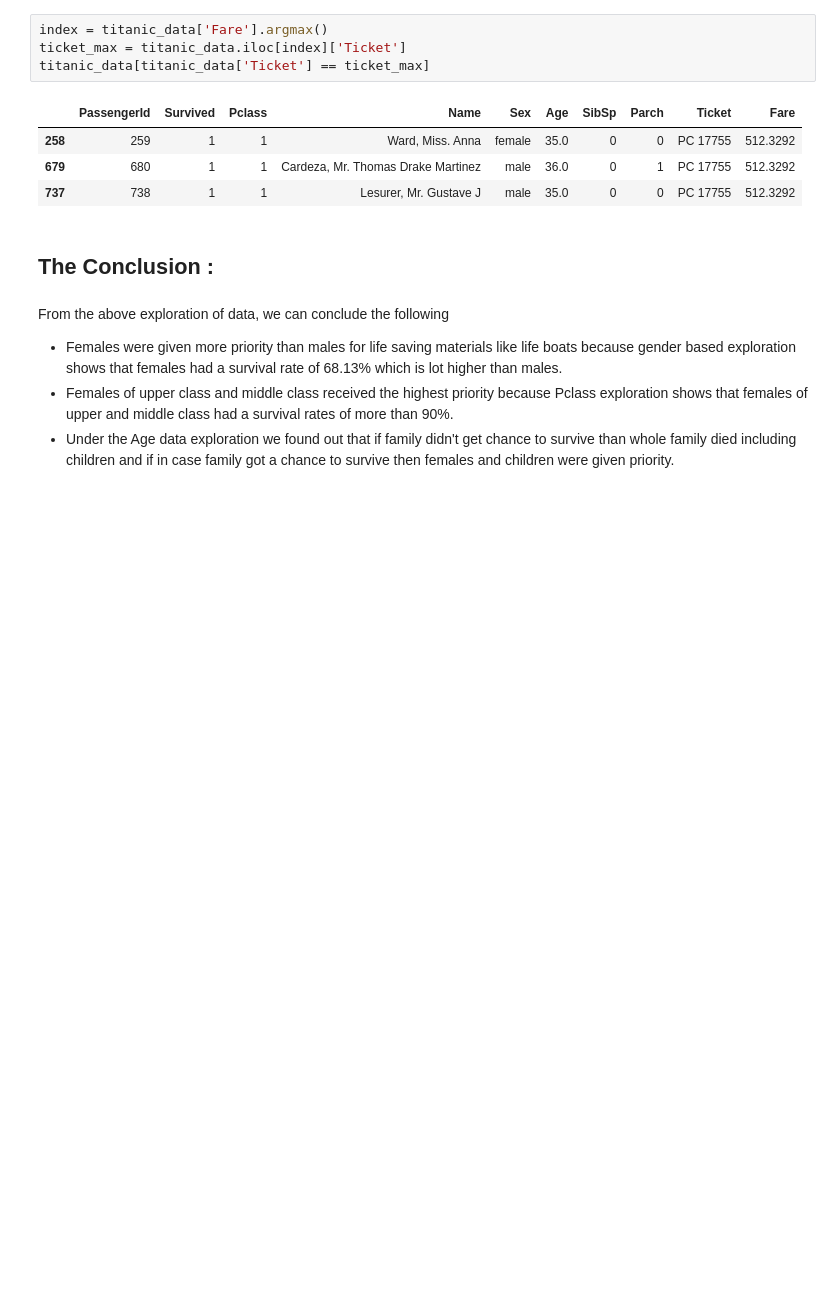
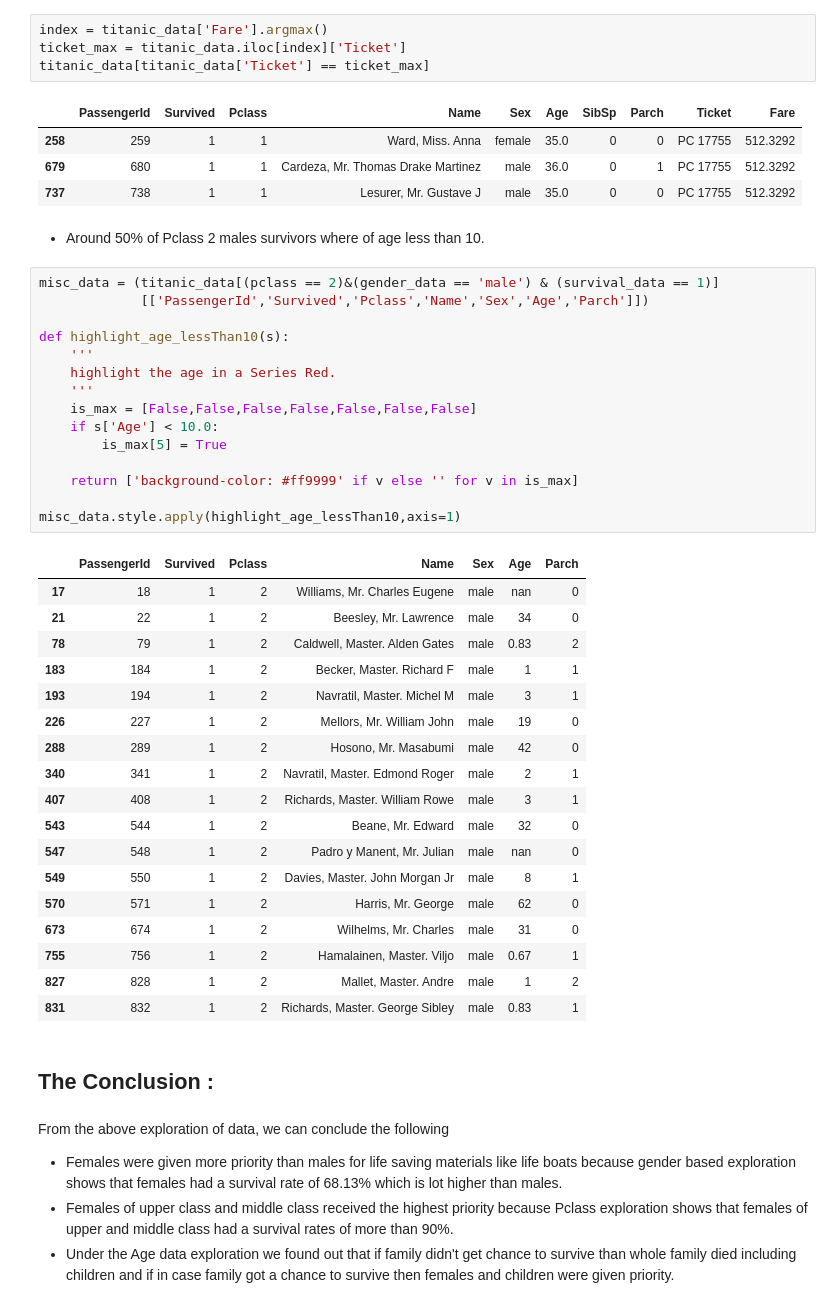
Before and after one commit to chaitanya6761/Udacity-Data-Analyst-Nano-Degree, a Jupyter notebook: P2 Investigate A Dataset(Titanic Survival Data)/Titanic_Data_Analysis.ipynb, the cells around one changed output. Cells and saved outputs as stored; diff of their text form; blank space fills up the shorter version.

Commit message:
added pclass 2 male survival in misc facts

```diff
--- a/P2 Investigate A Dataset(Titanic Survival Data)/Titanic_Data_Analysis.ipynb
+++ b/P2 Investigate A Dataset(Titanic Survival Data)/Titanic_Data_Analysis.ipynb
@@ -520,6 +520,42 @@ titanic_data[titanic_data['Ticket'] == ticket_max]
 | 258 | 259 | 1 | 1 | Ward, Miss. Anna | female | 35.0 | 0 | 0 | PC 17755 | 512.3292 |
 | 679 | 680 | 1 | 1 | Cardeza, Mr. Thomas Drake Martinez | male | 36.0 | 0 | 1 | PC 17755 | 512.3292 |
 | 737 | 738 | 1 | 1 | Lesurer, Mr. Gustave J | male | 35.0 | 0 | 0 | PC 17755 | 512.3292 |
+# %% [markdown]
+- Around 50% of Pclass 2 males survivors where of age less than 10.
+# %%
+misc_data = (titanic_data[(pclass == 2)&(gender_data == 'male') & (survival_data == 1)]
+             [['PassengerId','Survived','Pclass','Name','Sex','Age','Parch']])
+
+def highlight_age_lessThan10(s):
+    '''
+    highlight the age in a Series Red.
+    '''
+    is_max = [False,False,False,False,False,False,False]
+    if s['Age'] < 10.0:
+        is_max[5] = True
+
+    return ['background-color: #ff9999' if v else '' for v in is_max]
+
+misc_data.style.apply(highlight_age_lessThan10,axis=1)
+# %% [output]
+|  | PassengerId | Survived | Pclass | Name | Sex | Age | Parch |
+| 17 | 18 | 1 | 2 | Williams, Mr. Charles Eugene | male | nan | 0 |
+| 21 | 22 | 1 | 2 | Beesley, Mr. Lawrence | male | 34 | 0 |
+| 78 | 79 | 1 | 2 | Caldwell, Master. Alden Gates | male | 0.83 | 2 |
+| 183 | 184 | 1 | 2 | Becker, Master. Richard F | male | 1 | 1 |
+| 193 | 194 | 1 | 2 | Navratil, Master. Michel M | male | 3 | 1 |
+| 226 | 227 | 1 | 2 | Mellors, Mr. William John | male | 19 | 0 |
+| 288 | 289 | 1 | 2 | Hosono, Mr. Masabumi | male | 42 | 0 |
+| 340 | 341 | 1 | 2 | Navratil, Master. Edmond Roger | male | 2 | 1 |
+| 407 | 408 | 1 | 2 | Richards, Master. William Rowe | male | 3 | 1 |
+| 543 | 544 | 1 | 2 | Beane, Mr. Edward | male | 32 | 0 |
+| 547 | 548 | 1 | 2 | Padro y Manent, Mr. Julian | male | nan | 0 |
+| 549 | 550 | 1 | 2 | Davies, Master. John Morgan Jr | male | 8 | 1 |
+| 570 | 571 | 1 | 2 | Harris, Mr. George | male | 62 | 0 |
+| 673 | 674 | 1 | 2 | Wilhelms, Mr. Charles | male | 31 | 0 |
+| 755 | 756 | 1 | 2 | Hamalainen, Master. Viljo | male | 0.67 | 1 |
+| 827 | 828 | 1 | 2 | Mallet, Master. Andre | male | 1 | 2 |
+| 831 | 832 | 1 | 2 | Richards, Master. George Sibley | male | 0.83 | 1 |
 # %% [markdown]
 ## The Conclusion :
 # %% [markdown]
```
